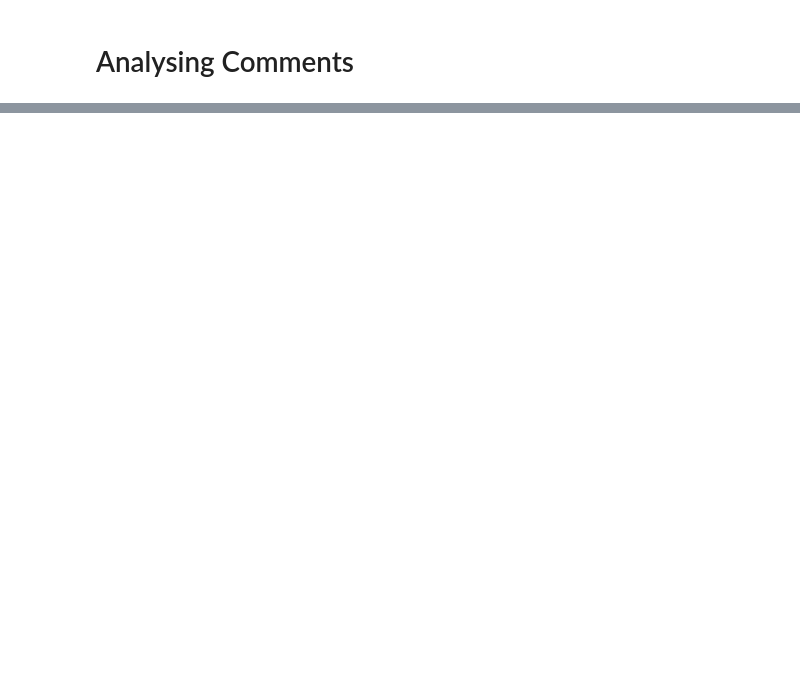
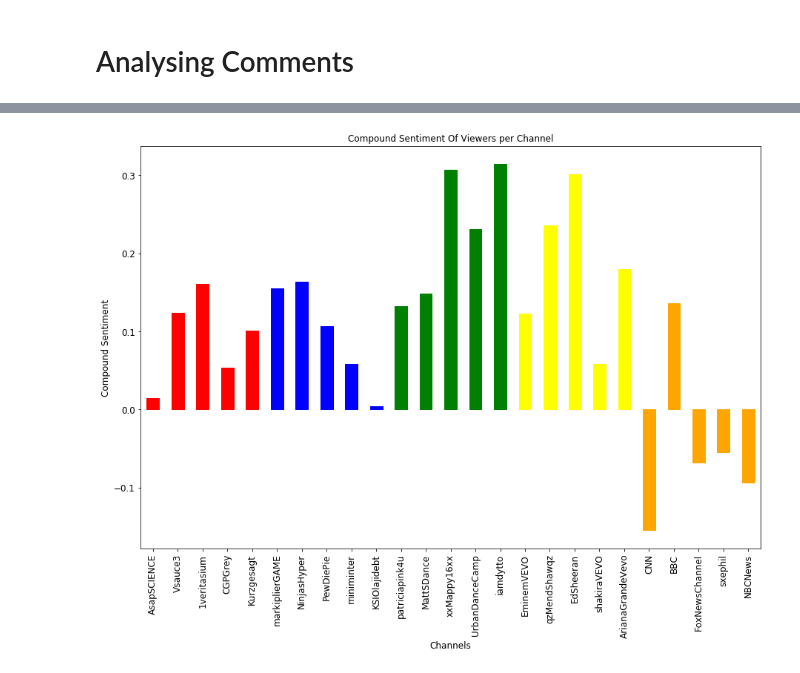
Before and after one commit to SwatiGiri/Youtube_Sentiment_Analysis, a Jupyter notebook: Youtube_comments.ipynb, the cells around one changed output, grey strips where cells are left out. Cells and saved outputs as stored; diff of their text form; code cells hidden in the pictures; blank space fills up the shorter version.

```diff
--- a/Youtube_comments.ipynb
+++ b/Youtube_comments.ipynb
@@ -98,0 +230,13 @@ https://www.googleapis.com/youtube/v3/search?key=AIzaSyDjPvcDLS7pOLG-qg03hheDYom
+# %%
+# add more colors if you add more categories
+colors = ("red", "blue", "green", "yellow", "orange")
+ax = channel_wise_data['Compound'].plot(kind='bar', title ="Compound Sentiment Of Viewers per Channel", figsize=(15, 10), color=colors, fontsize=12)
+for index, color in enumerate(colors):
+    next_5_bars = ax.get_children()[index * 5 : (index * 5) +5 ]
+    [bar.set_color(color) for bar in next_5_bars]
+plt.xticks(range(25), channel_wise_data['Channel Name'], rotation='vertical')
+ax.set_xlabel("Channels", fontsize=12)
+ax.set_ylabel("Compound Sentiment", fontsize=12)
+plt.show()
+# %% [output]
+[figure, added]
```
Also changed, not shown: parts of 18 cells of this notebook, 4 other files.
